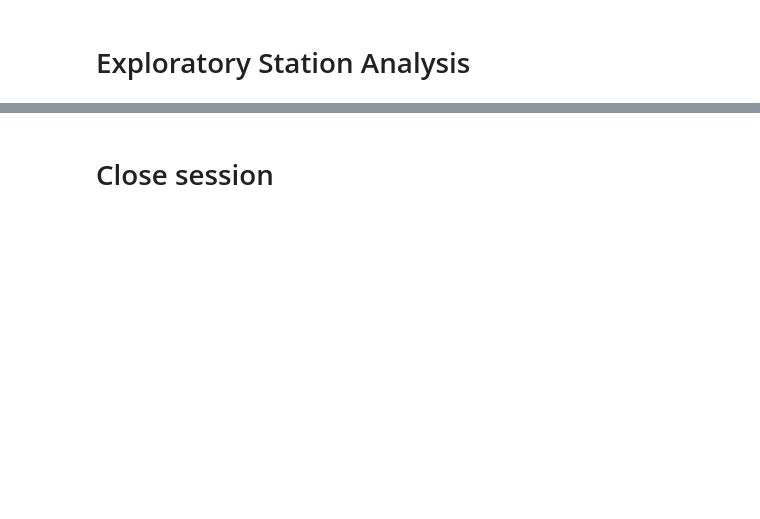
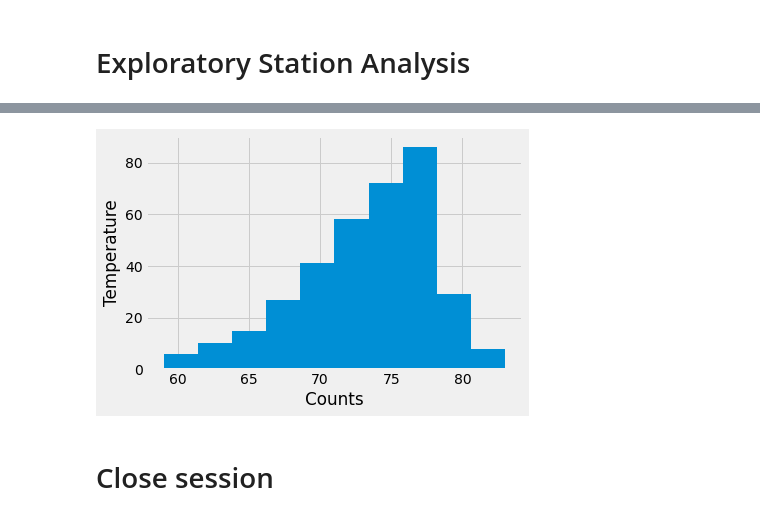
Before and after one commit to Sjenn257/sqlalchemy-challenge, a Jupyter notebook: climate_starter.ipynb, the cells around one changed output, grey strips where cells are left out. Saved outputs shown, nothing was run; the diff lists cells and outputs as text; code cells hidden in the pictures; blank space fills up the shorter version.

```diff
--- a/climate_starter.ipynb
+++ b/climate_starter.ipynb
@@ -178,3 +229,5 @@ precip_df.agg(['count','mean','min','max','std'])
 # %%
 # Using the most active station id
 # Query the last 12 months of temperature observation data for this station and plot the results as a histogram
+station_df=pd.DataFrame(session.query(Measure.tobs).filter(Measure.station=='USC00519281').filter(Measure.date>=year_start).all())
+station_df
@@ -181,3 +248,10 @@ precip_df.agg(['count','mean','min','max','std'])
+# %%
+plt.hist(station_df['tobs'])
+plt.xlabel('Counts')
+plt.ylabel('Temperature')
+plt.show()
+# %% [output]
+[figure, added]
 # %% [markdown]
 # Close session
 # %%
```
Also changed, not shown: parts of 14 cells of this notebook.
